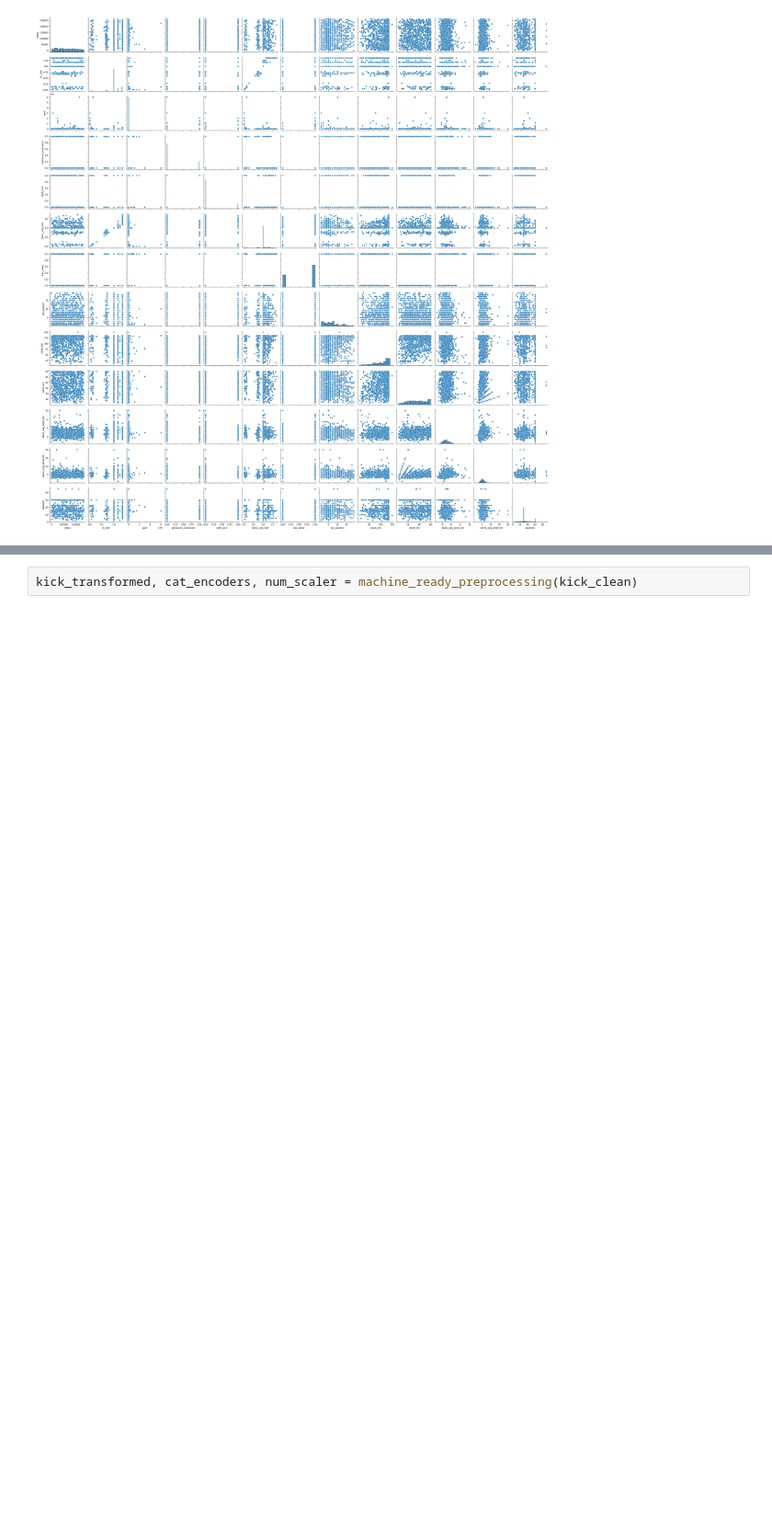
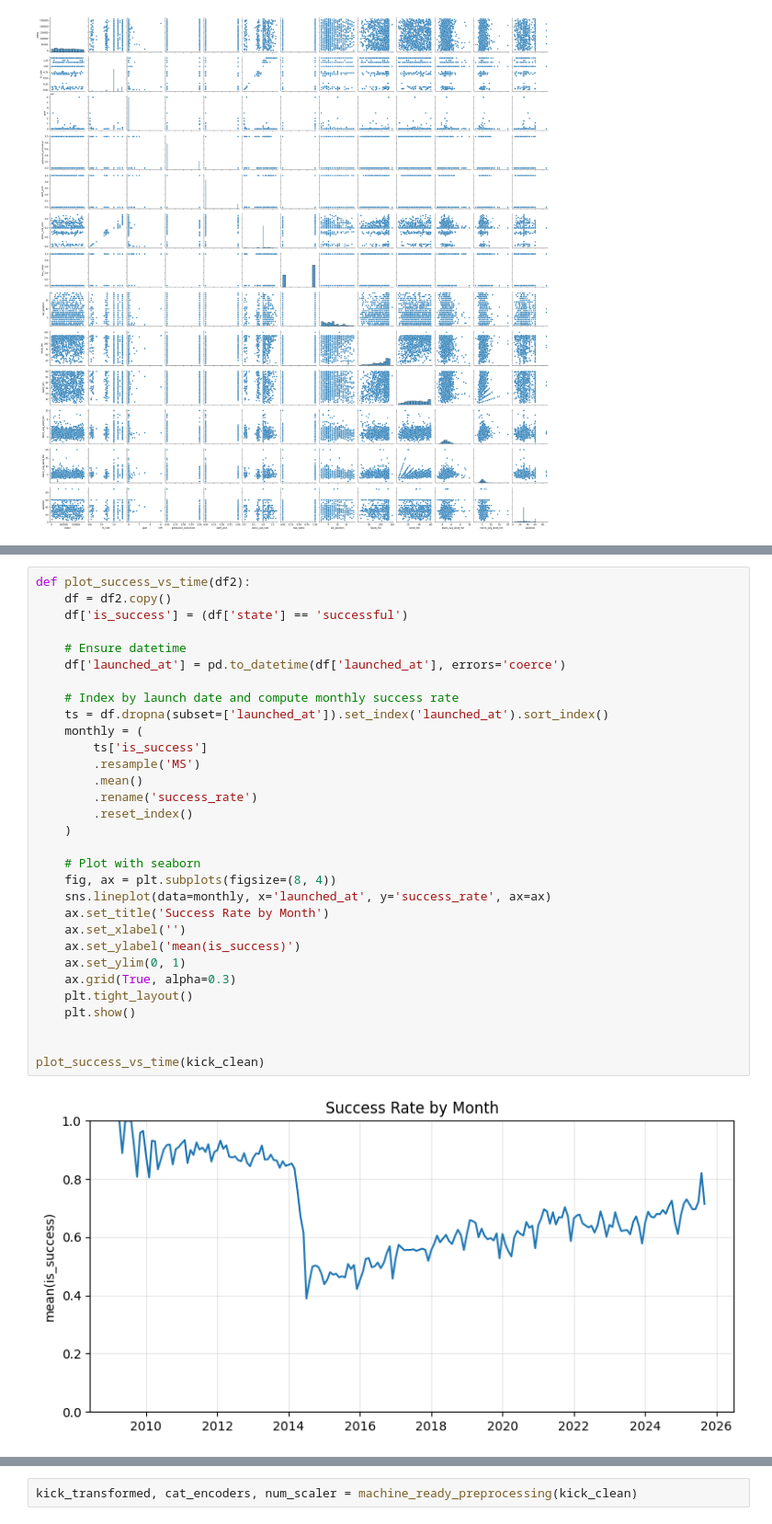
Before and after one commit to DVDMVN/CMSE802_PROJECT, a Jupyter notebook: notebooks/exploration.ipynb, the cells around one changed output, grey strips where cells are left out. Shown at 92% size. Drawn from its saved outputs; the diff is of its cells as text; blank space fills up the shorter version.

```diff
--- a/notebooks/exploration.ipynb
+++ b/notebooks/exploration.ipynb
@@ -1185,0 +1195,33 @@ plot_success_vs_time(kick_clean)
+# %%
+def plot_success_vs_time(df2):
+    df = df2.copy()
+    df['is_success'] = (df['state'] == 'successful')
+
+    # Ensure datetime
+    df['launched_at'] = pd.to_datetime(df['launched_at'], errors='coerce')
+
+    # Index by launch date and compute monthly success rate
+    ts = df.dropna(subset=['launched_at']).set_index('launched_at').sort_index()
+    monthly = (
+        ts['is_success']
+        .resample('MS')
+        .mean()
+        .rename('success_rate')
+        .reset_index()
+    )
+
+    # Plot with seaborn
+    fig, ax = plt.subplots(figsize=(8, 4))
+    sns.lineplot(data=monthly, x='launched_at', y='success_rate', ax=ax)
+    ax.set_title('Success Rate by Month')
+    ax.set_xlabel('')
+    ax.set_ylabel('mean(is_success)')
+    ax.set_ylim(0, 1)
+    ax.grid(True, alpha=0.3)
+    plt.tight_layout()
+    plt.show()
+
+
+plot_success_vs_time(kick_clean)
+# %% [output]
+[figure, added]
```
Also changed, not shown: parts of 16 cells of this notebook.
